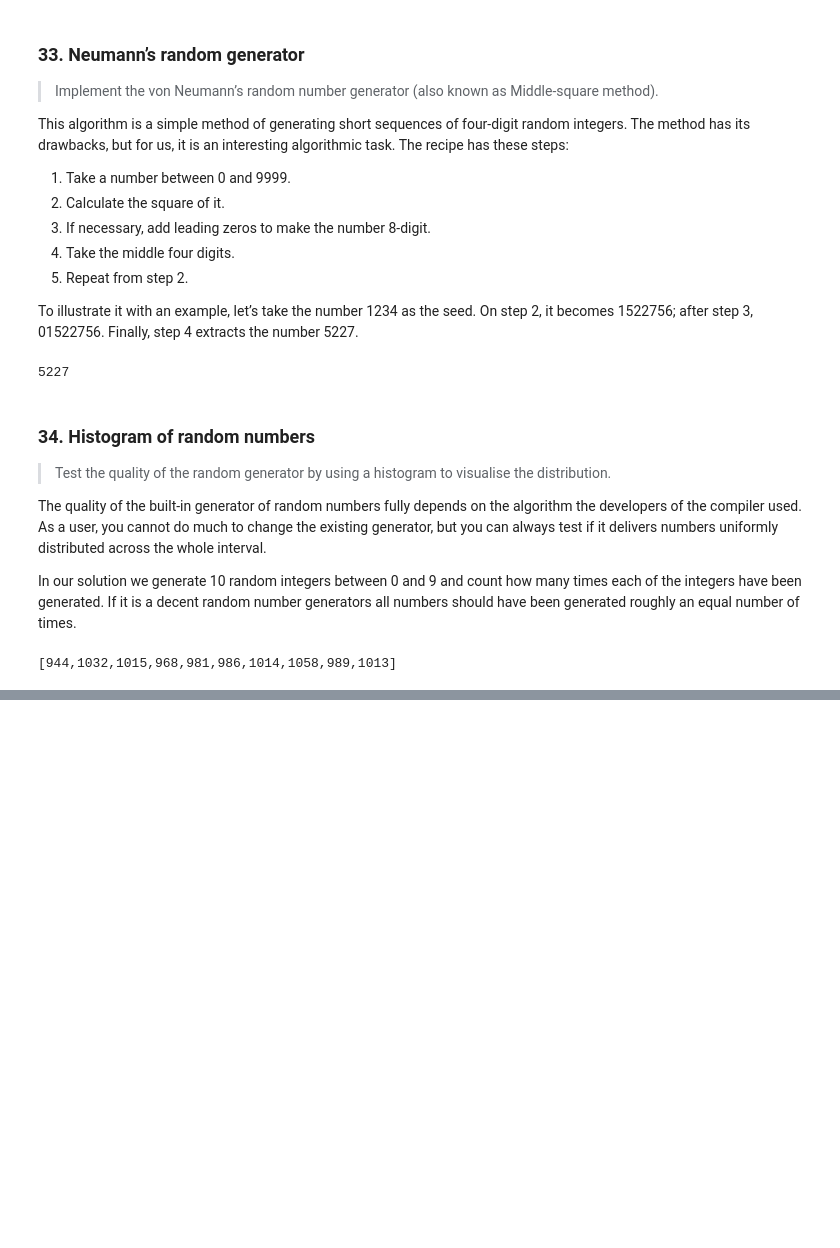
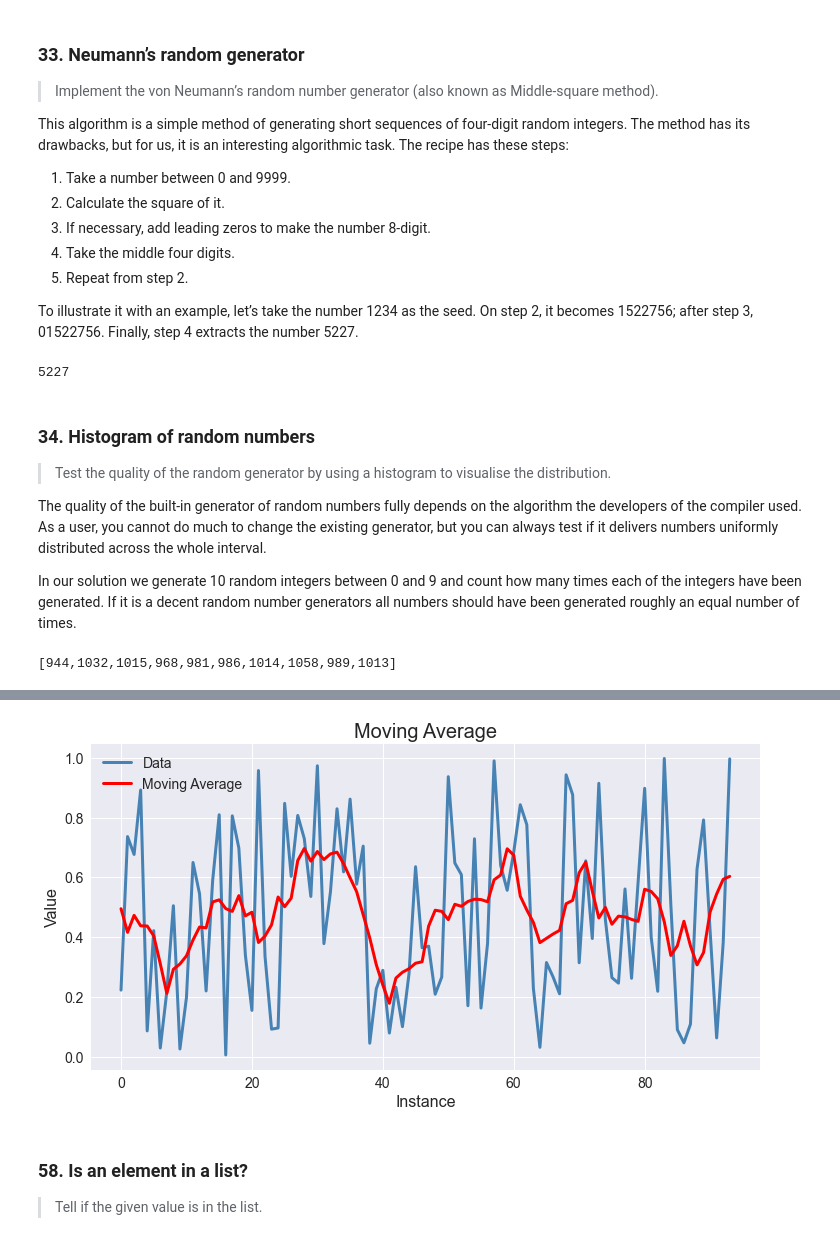
Before and after one commit to asteroid-lang/asteroid, a Jupyter notebook: code/Using Asteroid.ipynb, the cells around one changed output, grey strips where cells are left out. Drawn from its saved outputs; the diff is of its cells as text; code cells hidden in the pictures; blank space fills up the shorter version.

Commit message:
more edits to support 'Using Asteroid'

```diff
--- a/code/Using Asteroid.ipynb
+++ b/code/Using Asteroid.ipynb
@@ -582,7 +589,7 @@ We do this by finding and hashing N-grams after the appropriate preprocessing.
 program = \
 '''
 load "io".
-load "util".
+load "hash".
 
 -- text from "www.lipsum.com"
 
@@ -612,6 +619,7 @@ let ht = HashTable().
 
 -- create N-grams
 for i in 0 to word_list @length()-3 do
+    -- Note: make this code more general
     let n_gram = [word_list@i, word_list@(i+1), word_list @(i+2)] @join(" ").
     -- put the N-gram into a hash table, the value is the count of the N-gram in the text.
     if not ht @get(n_gram) do
@@ -1145,0 +1904,73 @@ interp(program)
+# %%
+program =\
+'''
+load "io".
+load "random".
+
+seed(42).
+
+-- Asteroid allows the user to escape to the Python
+-- ecosystem.  Here we use this to construct a
+-- plot of the moving average
+function plot with (dt,avg) do escape
+"
+import pandas as pd
+import matplotlib.pyplot as plt
+plt.style.use('seaborn')
+
+dt_val = state.symbol_table.lookup_sym('dt')
+avg_val = state.symbol_table.lookup_sym('avg')
+
+# convert from Asteroid lists to Python lists
+dt_plot = []
+for (_,v) in dt_val[1]:
+    dt_plot.append(v)
+
+avg_plot = []
+for (_,v) in avg_val[1]:
+    avg_plot.append(v)
+
+# construct a dataframe to plot
+df = pd.DataFrame(data={'Data':dt_plot,'Average':avg_plot})
+
+# colors for the line plot
+colors = ['steelblue', 'red']
+
+# line plot
+df.plot(color=colors, linewidth=3, figsize=(12,6))
+
+# modify ticks size
+plt.xticks(fontsize=14)
+plt.yticks(fontsize=14)
+plt.legend(labels =['Data', 'Moving Average'], fontsize=14)
+
+# title and labels
+plt.title('Moving Average', fontsize=20)
+plt.xlabel('Instance', fontsize=16)
+plt.ylabel('Value', fontsize=16)
+plt.show()
+"
+end
+
+-- compute the window on lst
+function window with (lst:%list,i:%integer) %if i >= 3 and i <= lst @length()-4 do
+    return lst @[i-3,i-2,i-1,i,i+1,i+2,i+3].
+end
+
+-- sum the values of lst
+function sum with lst:%list do
+    return lst @reduce(lambda with (x,y) do return x+y).
+end
+
+let dt = [1 to 100] @map(lambda with _ do return random()).
+let mavg = [3 to 96] @map(lambda with i do return sum(window(dt,i))/7).
+
+plot(dt @[3 to 96],mavg).
+'''
+interp(program)
+# %% [output]
+[figure, added]
+# %% [markdown]
+### 58. Is an element in a list?
+
+> Tell if the given value is in the list.
```
Also changed, not shown: parts of 88 cells of this notebook, 10 other files.
